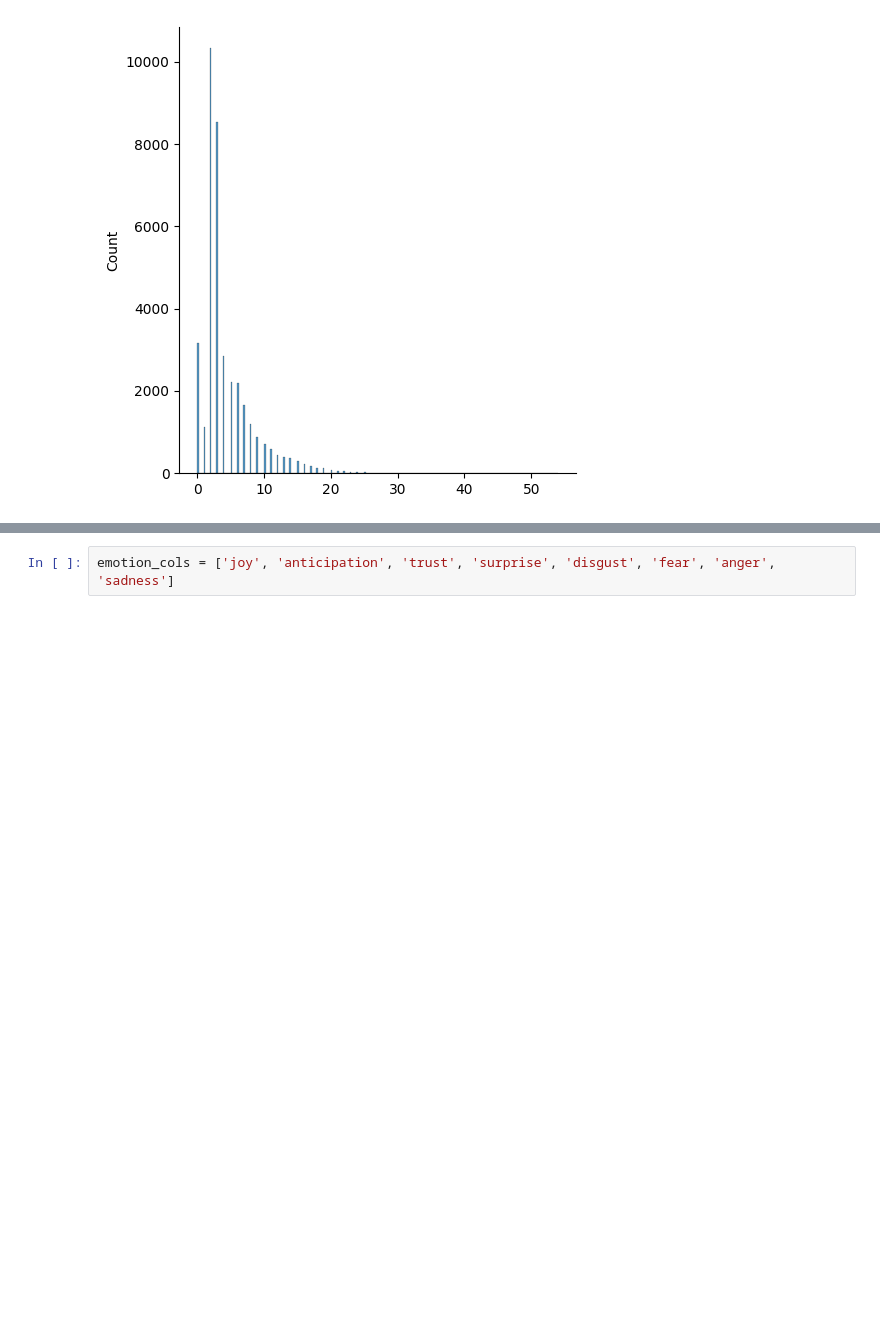
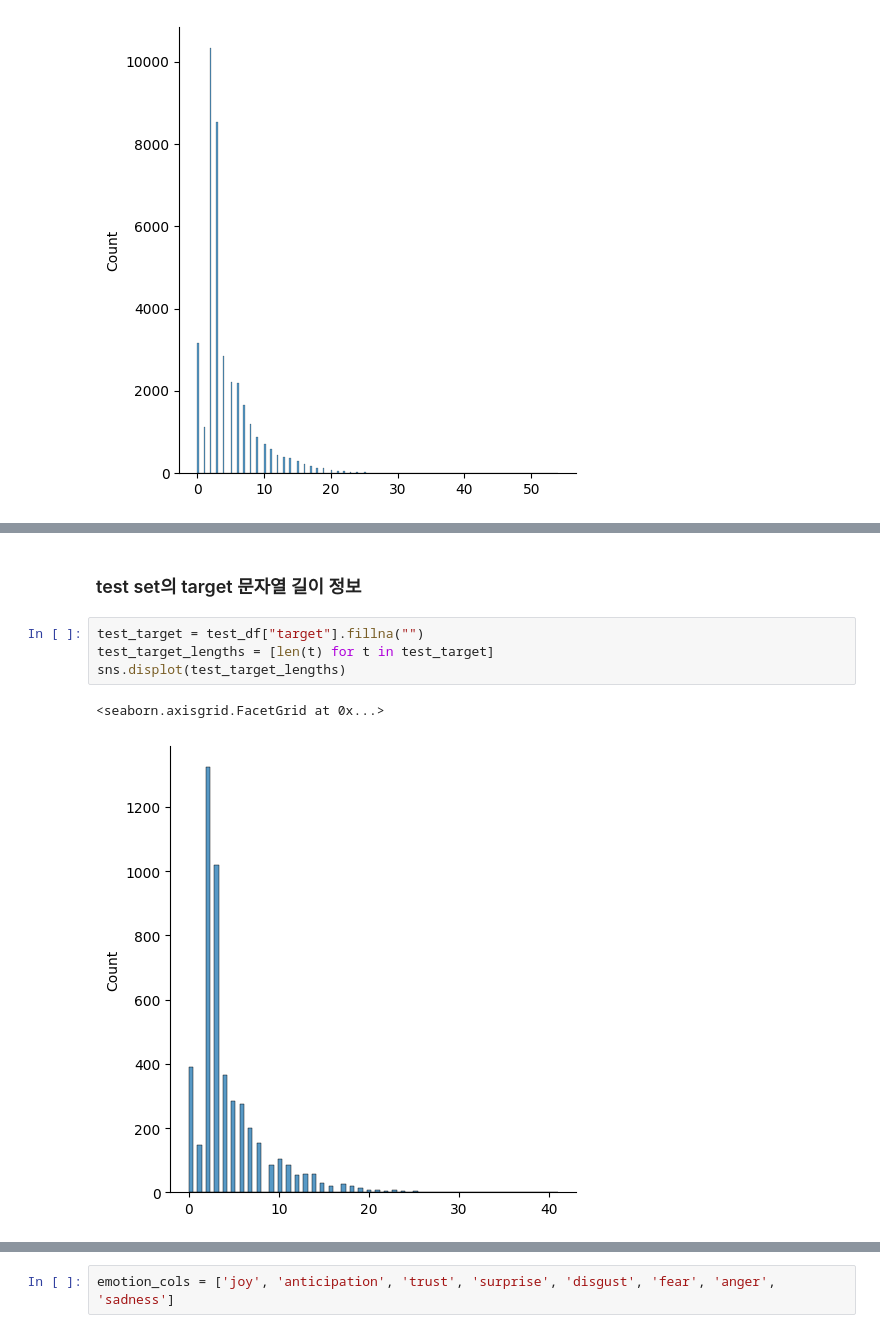
Before and after one commit to oneonlee/KR-Emotional-Analysis, a Jupyter notebook: run/EDA.ipynb, the cells around one changed output, grey strips where cells are left out. Saved outputs shown, nothing was run; the diff lists cells and outputs as text; blank space fills up the shorter version.

```diff
--- a/run/EDA.ipynb
+++ b/run/EDA.ipynb
@@ -67 +117,10 @@ sns.displot(train_target_lengths)
+# %% [markdown]
+### test set의 target 문자열 길이 정보
+# %%
+test_target = test_df["target"].fillna("")
+test_target_lengths = [len(t) for t in test_target]
+sns.displot(test_target_lengths)
+# %% [output]
+<seaborn.axisgrid.FacetGrid at 0x...>
+[figure, added]
 # %% [markdown]
```
Also changed, not shown: parts of 19 cells of this notebook, 1 other file.
